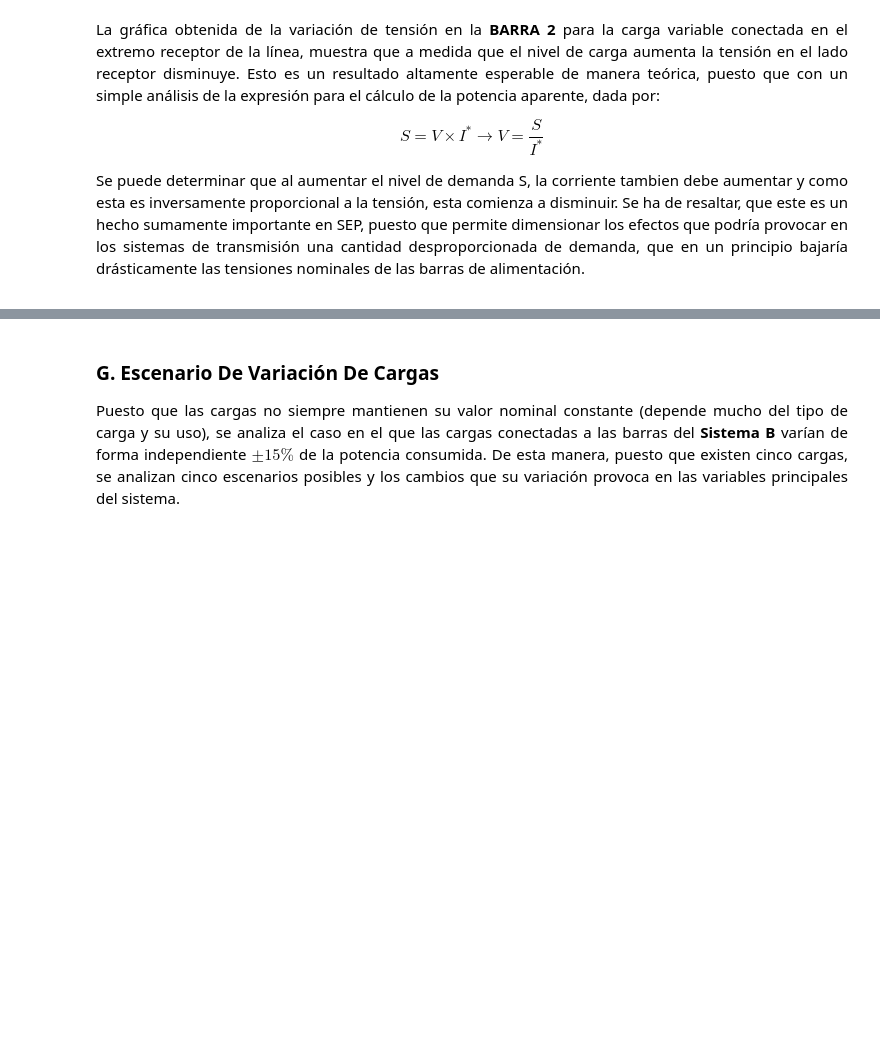
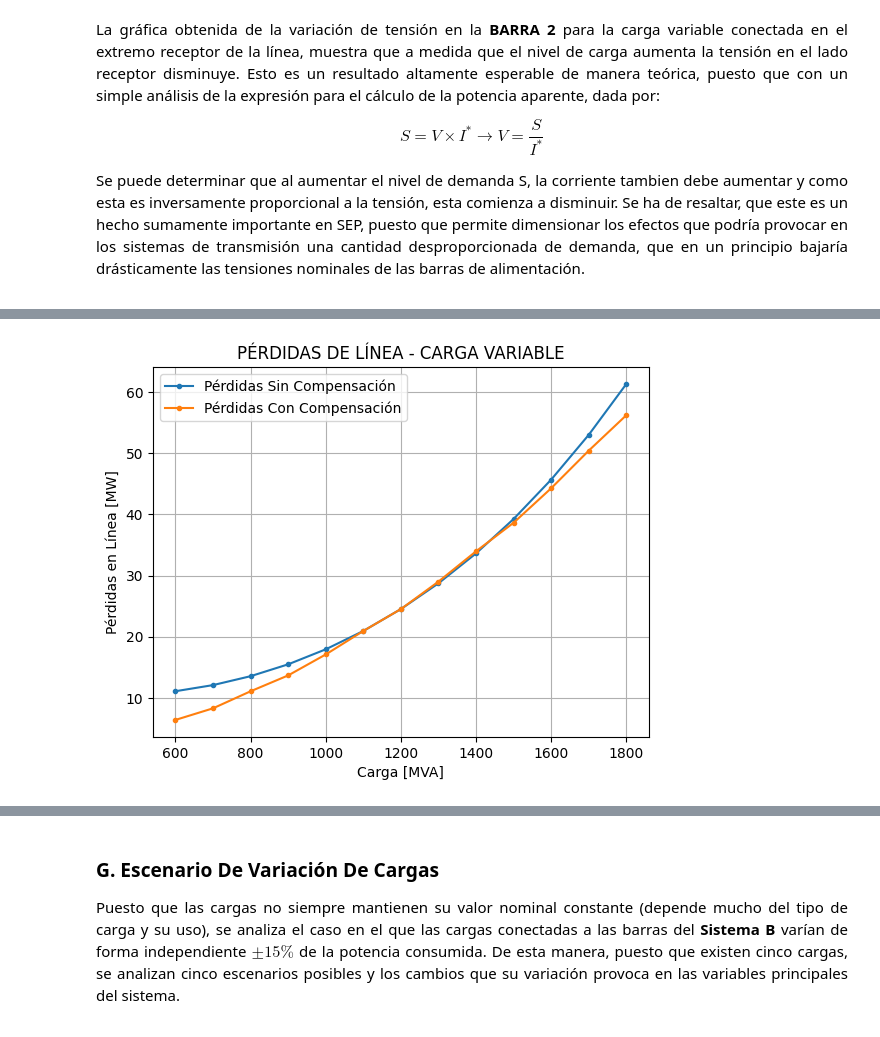
Before and after one commit to Subatchi/G5B_SEP1_S1_2024, a Jupyter notebook: TAREA I.ipynb, the cells around one changed output, grey strips where cells are left out. Cells and saved outputs as stored; diff of their text form; code cells hidden in the pictures; blank space fills up the shorter version.

```diff
--- a/TAREA I.ipynb
+++ b/TAREA I.ipynb
@@ -232,13 +191,16 @@ $$
 # %%
 #C) PÉRDIDAS EN LA LÍNEA PARA EL RANGO DE POTENCIA DEMANDADA
 import matplotlib.pyplot as plt
 plt.plot(list(range(600,1800+1,100)), LineasP, marker='.', linestyle='-', label='Pérdidas Sin Compensación')
+plt.plot(list(range(600,1800+1,100)), LineasP_c, marker='.', linestyle='-', label='Pérdidas Con Compensación')
 plt.xlabel('Carga [MVA]')
 plt.ylabel('Pérdidas en Línea [MW]')
 plt.title('PÉRDIDAS DE LÍNEA - CARGA VARIABLE')
 plt.grid(True)
 plt.legend()
 plt.show()
+# %% [output]
+[figure, added]
 # %% [markdown]
 ## 3. MODELO B
 
```
Also changed, not shown: parts of 10 cells of this notebook.
